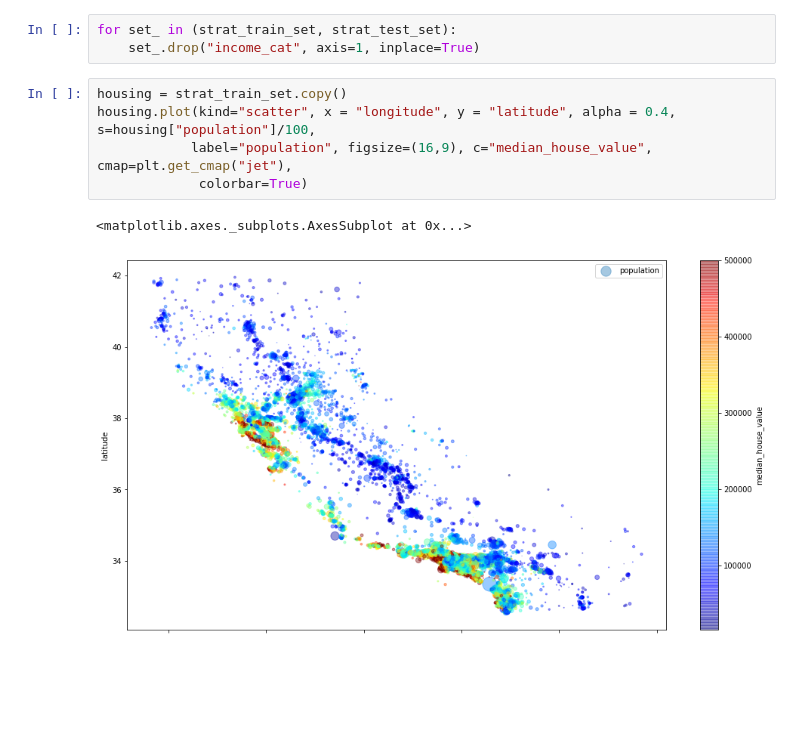
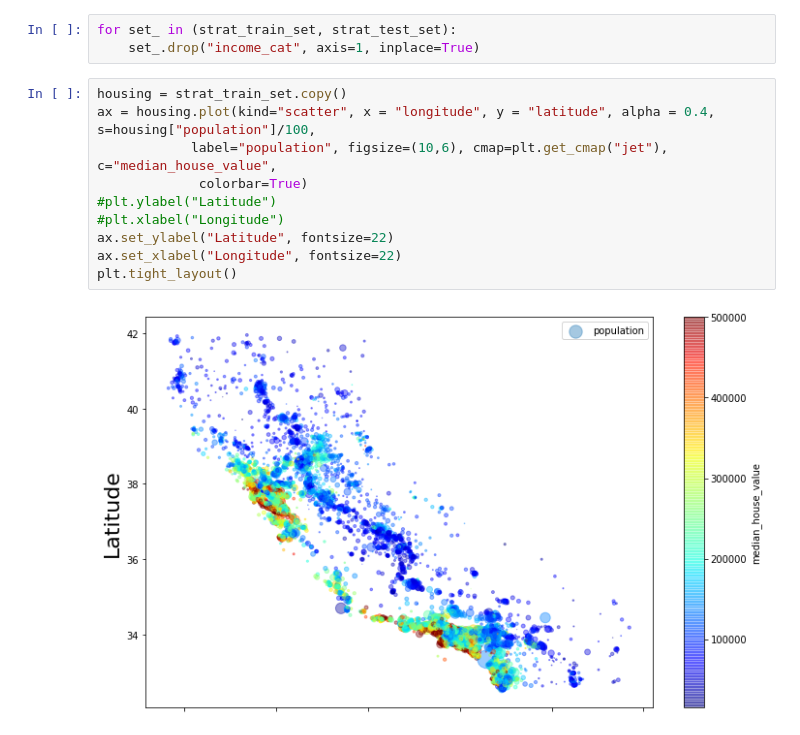
Before and after one commit to davebrown1975/ML_CA_HOUSING_PRICES, a Jupyter notebook: Housing.ipynb, the cells around one changed output. Saved outputs shown, nothing was run; the diff lists cells and outputs as text; blank space fills up the shorter version.

```diff
--- a/Housing.ipynb
+++ b/Housing.ipynb
@@ -93,9 +76,13 @@ for set_ in (strat_train_set, strat_test_set):
     set_.drop("income_cat", axis=1, inplace=True)
 # %%
 housing = strat_train_set.copy()
-housing.plot(kind="scatter", x = "longitude", y = "latitude", alpha = 0.4, s=housing["population"]/100,
-            label="population", figsize=(16,9), c="median_house_value", cmap=plt.get_cmap("jet"),
+ax = housing.plot(kind="scatter", x = "longitude", y = "latitude", alpha = 0.4, s=housing["population"]/100,
+            label="population", figsize=(10,6), cmap=plt.get_cmap("jet"), c="median_house_value",
              colorbar=True)
+#plt.ylabel("Latitude")
+#plt.xlabel("Longitude")
+ax.set_ylabel("Latitude", fontsize=22)
+ax.set_xlabel("Longitude", fontsize=22)
+plt.tight_layout()
 # %% [output]
-<matplotlib.axes._subplots.AxesSubplot at 0x...>
-[figure, old version]
+[figure, new version]
```
Also changed, not shown: parts of 13 cells of this notebook.
